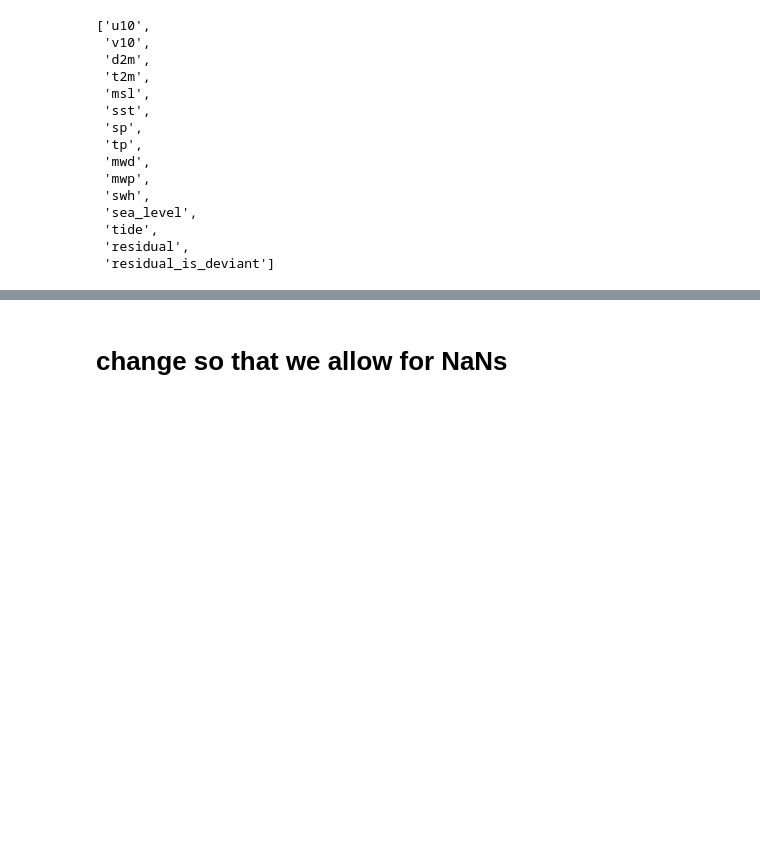
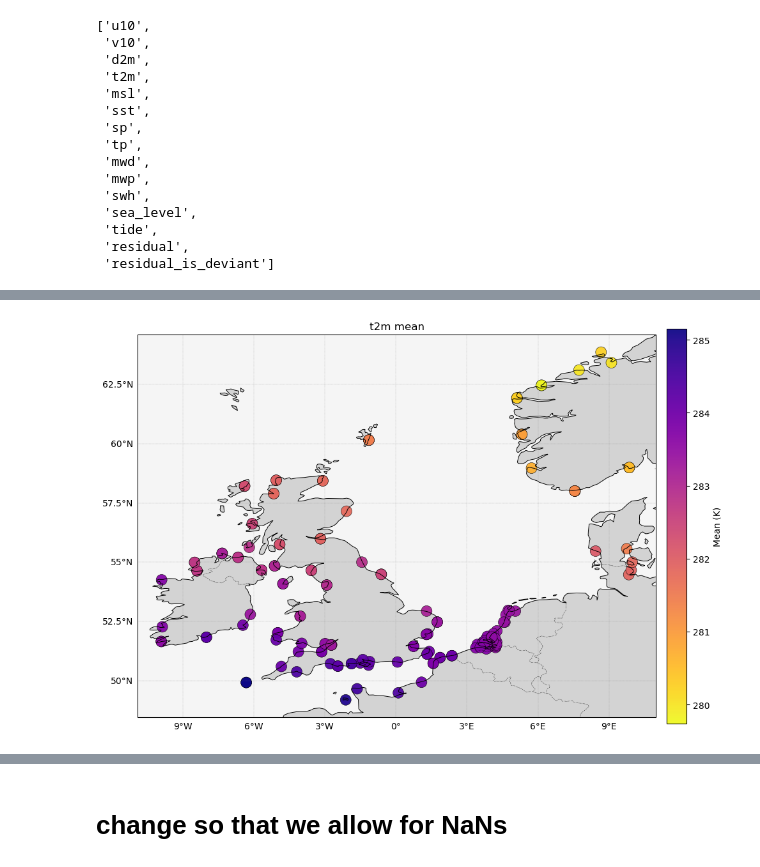
Before and after one commit to lisanneblok/ESL, a Jupyter notebook: notebooks/1_data_prep/cluster_atmosph.ipynb, the cells around one changed output, grey strips where cells are left out. Saved outputs shown, nothing was run; the diff lists cells and outputs as text; code cells hidden in the pictures; blank space fills up the shorter version.

```diff
--- a/notebooks/1_data_prep/cluster_atmosph.ipynb
+++ b/notebooks/1_data_prep/cluster_atmosph.ipynb
@@ -346,3 +377,90 @@ list(ds.keys())
  'tide',
  'residual',
  'residual_is_deviant']
+# %%
+import numpy as np
+from scipy.stats import skew, kurtosis
+
+# -------------------------------------------------------------
+# 1) Variables to process
+# -------------------------------------------------------------
+vars_all = [
+    "u10","v10","d2m","t2m","msl","sst","sp","tp","mwd","mwp","swh","sea_level","tide"
+]
+
+# -------------------------------------------------------------
+# 2) Helpers
+# -------------------------------------------------------------
+def per_station_var(varname, func, min_n=6):
+    """Apply 1D numpy func per-station over time for ds[varname]."""
+    if varname not in ds:
+        return None
+    n = ds.sizes["station"]
+    out = np.full(n, np.nan, dtype=float)
+    da = ds[varname]
+    for i in range(n):
+        x = da.isel(station=i).values
+        x = x[np.isfinite(x)]
+        if x.size >= min_n:
+            try:
+                out[i] = func(x)
+            except Exception:
+                out[i] = np.nan
+    return out
+
+def per_station_mean(varname):
+    return ds[varname].mean("valid_time", skipna=True).values if varname in ds else None
+
+def per_station_std(varname):
+    return ds[varname].std("valid_time", skipna=True).values if varname in ds else None
+
+# -------------------------------------------------------------
+# 3) Compute stats for each variable
+# -------------------------------------------------------------
+stats_dict = {}          # key -> (station,) np.ndarray
+stat_pretty = {          # pretty names for plotting
+    "mean":"Mean","std":"Std","skew":"Skewness","kurt":"Excess kurtosis","p95":"95th pct","p99":"99th pct"
+}
+
+for v in vars_all:
+    if v not in ds:
+        print(f"[skip] {v} not found in ds")
+        continue
+
+    m   = per_station_mean(v)
+    s   = per_station_std(v)
+    sk  = per_station_var(v, lambda x: skew(x, bias=False))
+    ku  = per_station_var(v, lambda x: kurtosis(x, fisher=True, bias=False))
+    p95 = per_station_var(v, lambda x: np.nanpercentile(x, 95))
+    p99 = per_station_var(v, lambda x: np.nanpercentile(x, 99))
+
+    if m is not None:   stats_dict[f"{v}__mean"] = m
+    if s is not None:   stats_dict[f"{v}__std"]  = s
+    if sk is not None:  stats_dict[f"{v}__skew"] = sk
+    if ku is not None:  stats_dict[f"{v}__kurt"] = ku
+    if p95 is not None: stats_dict[f"{v}__p95"]  = p95
+    if p99 is not None: stats_dict[f"{v}__p99"]  = p99
+
+print(f"Computed {len(stats_dict)} station-level fields.")
+
+# -------------------------------------------------------------
+# 4) Plot a few examples with your existing quick_map
+#    (change 'to_plot' to whatever you want)
+# -------------------------------------------------------------
+to_plot = [
+    ("t2m__mean",  "t2m mean"),
+    ("sea_level__std", "Sea level std"),
+    ("tp__p95",    "Total precip 95th pct"),
+    ("swh__p99",   "Significant wave height 99th pct"),
+    ("mwp__mean",  "Mean wave period mean"),
+]
+
+for key, nice_title in to_plot:
+    if key not in stats_dict:
+        print(f"[skip] {key} not available.")
+        continue
+    var, _, stat = key.partition("__")
+    units = ds[var].attrs.get("units", "")
+    cbar = f"{stat_pretty.get(stat, stat)}{f' ({units})' if units else ''}"
+    quick_map(stats_dict[key], title=nice_title, cbarlabel=cbar)
+# %% [output]
@@ -348,0 +468 @@ list(ds.keys())
+[figure, added]
```
Also changed, not shown: parts of 15 cells of this notebook, 5 other files.
